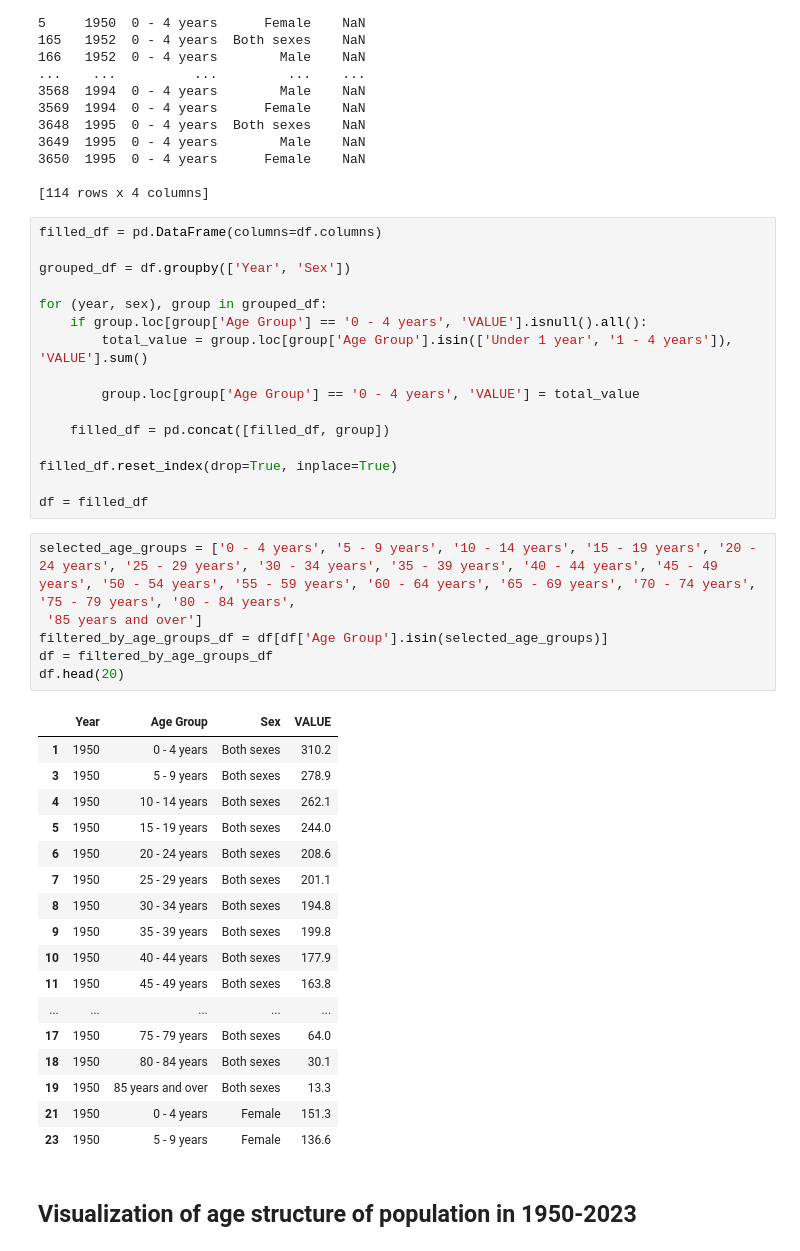
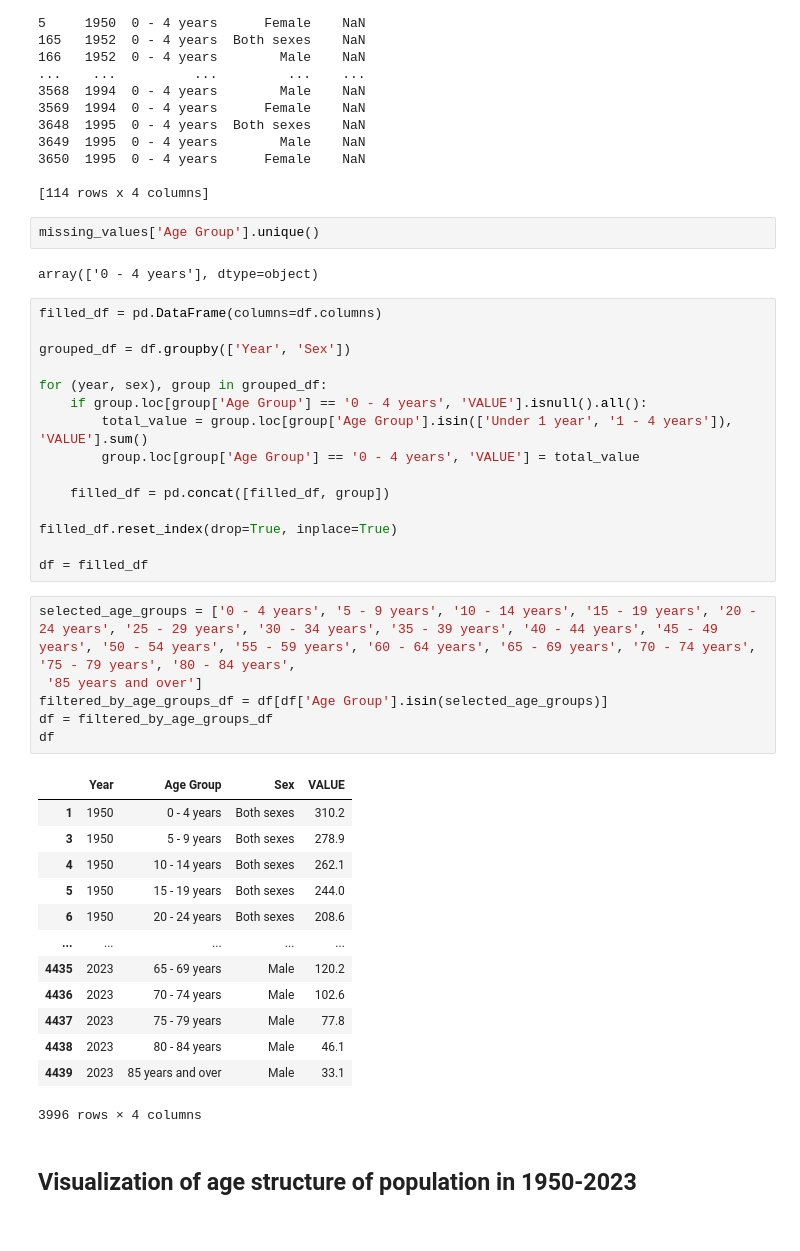
Before and after one commit to IlliaFadieiev/CA1, a Jupyter notebook: CA_main.ipynb, the cells around one changed output. Drawn from its saved outputs; the diff is of its cells as text.

```diff
--- a/CA_main.ipynb
+++ b/CA_main.ipynb
@@ -95,6 +114,10 @@ Missing values for Year, Sex, and Age Group:
 3650  1995  0 - 4 years      Female    NaN
 
 [114 rows x 4 columns]
+# %%
+missing_values['Age Group'].unique()
+# %% [output]
+array(['0 - 4 years'], dtype=object)
 # %%
 filled_df = pd.DataFrame(columns=df.columns)
 
@@ -103,7 +126,6 @@ grouped_df = df.groupby(['Year', 'Sex'])
 for (year, sex), group in grouped_df:
     if group.loc[group['Age Group'] == '0 - 4 years', 'VALUE'].isnull().all():
         total_value = group.loc[group['Age Group'].isin(['Under 1 year', '1 - 4 years']), 'VALUE'].sum()
-
         group.loc[group['Age Group'] == '0 - 4 years', 'VALUE'] = total_value
 
     filled_df = pd.concat([filled_df, group])
@@ -114,27 +136,23 @@ df = filled_df
 # %%
 selected_age_groups = ['0 - 4 years', '5 - 9 years', '10 - 14 years', '15 - 19 years', '20 - 24 years', '25 - 29 years', '30 - 34 years', '35 - 39 years', '40 - 44 years', '45 - 49 years', '50 - 54 years', '55 - 59 years', '60 - 64 years', '65 - 69 years', '70 - 74 years', '75 - 79 years', '80 - 84 years',
  '85 years and over']
 filtered_by_age_groups_df = df[df['Age Group'].isin(selected_age_groups)]
 df = filtered_by_age_groups_df
-df.head(20)
+df
 # %% [output]
 |  | Year | Age Group | Sex | VALUE |
 | 1 | 1950 | 0 - 4 years | Both sexes | 310.2 |
 | 3 | 1950 | 5 - 9 years | Both sexes | 278.9 |
 | 4 | 1950 | 10 - 14 years | Both sexes | 262.1 |
 | 5 | 1950 | 15 - 19 years | Both sexes | 244.0 |
 | 6 | 1950 | 20 - 24 years | Both sexes | 208.6 |
-| 7 | 1950 | 25 - 29 years | Both sexes | 201.1 |
-| 8 | 1950 | 30 - 34 years | Both sexes | 194.8 |
-| 9 | 1950 | 35 - 39 years | Both sexes | 199.8 |
-| 10 | 1950 | 40 - 44 years | Both sexes | 177.9 |
-| 11 | 1950 | 45 - 49 years | Both sexes | 163.8 |
 | ... | ... | ... | ... | ... |
-| 17 | 1950 | 75 - 79 years | Both sexes | 64.0 |
-| 18 | 1950 | 80 - 84 years | Both sexes | 30.1 |
-| 19 | 1950 | 85 years and over | Both sexes | 13.3 |
-| 21 | 1950 | 0 - 4 years | Female | 151.3 |
-| 23 | 1950 | 5 - 9 years | Female | 136.6 |
+| 4435 | 2023 | 65 - 69 years | Male | 120.2 |
+| 4436 | 2023 | 70 - 74 years | Male | 102.6 |
+| 4437 | 2023 | 75 - 79 years | Male | 77.8 |
+| 4438 | 2023 | 80 - 84 years | Male | 46.1 |
+| 4439 | 2023 | 85 years and over | Male | 33.1 |
+3996 rows × 4 columns
 # %% [markdown]
 ## Visualization of age structure of population in 1950-2023
 # %%
```
Also changed, not shown: parts of 39 cells of this notebook.
